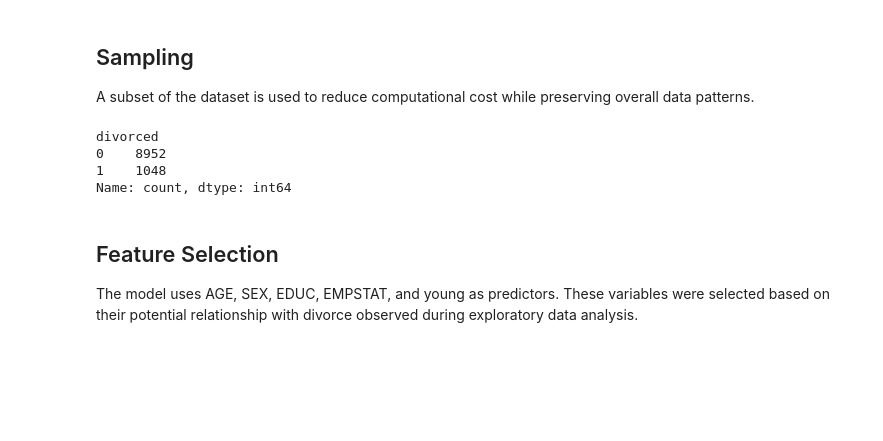
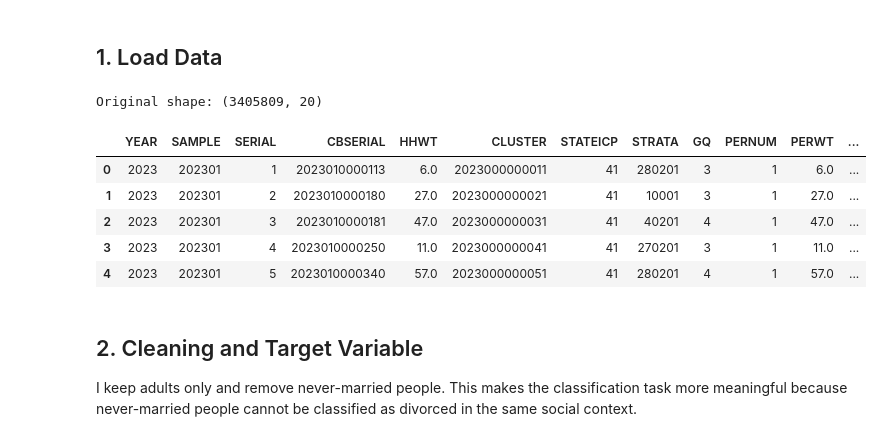
Before and after one commit to melisbozali/dsa210-movie-success-prediction, a Jupyter notebook: ml_analysis.ipynb, the cells around one changed output. Cells and saved outputs as stored; diff of their text form; code cells hidden in the pictures; blank space fills up the shorter version.

```diff
--- a/ml_analysis.ipynb
+++ b/ml_analysis.ipynb
@@ -7,14 +7,28 @@ The objective is to evaluate different models and compare their ability to corre
 # %%
 import pandas as pd
+import numpy as np
+import matplotlib.pyplot as plt
+import seaborn as sns
 
-df = pd.read_csv("data/usa_00001.csv")
+from sklearn.neighbors import KNeighborsClassifier
+from sklearn.model_selection import train_test_split
+from sklearn.preprocessing import StandardScaler, OneHotEncoder
+from sklearn.compose import ColumnTransformer
+from sklearn.pipeline import Pipeline
+from sklearn.linear_model import LogisticRegression
+from sklearn.tree import DecisionTreeClassifier
+from sklearn.ensemble import RandomForestClassifier, GradientBoostingClassifier
+from sklearn.metrics import (
+    accuracy_score,
+    precision_score,
+    recall_score,
+    f1_score,
+    roc_auc_score,
+    classification_report,
+    confusion_matrix,
+    ConfusionMatrixDisplay,
+    RocCurveDisplay
+)
 
-df['divorced'] = df['MARST'].isin([3, 4]).astype(int)
-df['young'] = (df['AGE'] <= 25).astype(int)
-
-df_sample = df.sample(n=10000, random_state=42)
-
-print(df.shape)
-print(df_sample.shape)
-
-df_sample.head()
+sns.set_theme(style="whitegrid")
+pd.set_option("display.max_columns", 80)
@@ -31,16 +35,21 @@ df_sample.head()
 # %% [markdown]
-## Sampling
-
-A subset of the dataset is used to reduce computational cost while preserving overall data patterns.
+## 1. Load Data
 # %%
-df_sample['divorced'].value_counts()
+DATA_PATH = "data/usa_00001.csv"
+
+df = pd.read_csv(DATA_PATH)
+print("Original shape:", df.shape)
+df.head()
 # %% [output]
-divorced
-0    8952
-1    1048
-Name: count, dtype: int64
+Original shape: (3405809, 20)
+|  | YEAR | SAMPLE | SERIAL | CBSERIAL | HHWT | CLUSTER | STATEICP | STRATA | GQ | PERNUM | PERWT | ... |
+| 0 | 2023 | 202301 | 1 | 2023010000113 | 6.0 | 2023000000011 | 41 | 280201 | 3 | 1 | 6.0 | ... |
+| 1 | 2023 | 202301 | 2 | 2023010000180 | 27.0 | 2023000000021 | 41 | 10001 | 3 | 1 | 27.0 | ... |
+| 2 | 2023 | 202301 | 3 | 2023010000181 | 47.0 | 2023000000031 | 41 | 40201 | 4 | 1 | 47.0 | ... |
+| 3 | 2023 | 202301 | 4 | 2023010000250 | 11.0 | 2023000000041 | 41 | 270201 | 3 | 1 | 11.0 | ... |
+| 4 | 2023 | 202301 | 5 | 2023010000340 | 57.0 | 2023000000051 | 41 | 280201 | 4 | 1 | 57.0 | ... |
 # %% [markdown]
-## Feature Selection
+## 2. Cleaning and Target Variable
 
-The model uses AGE, SEX, EDUC, EMPSTAT, and young as predictors. These variables were selected based on their potential relationship with divorce observed during exploratory data analysis.
+I keep adults only and remove never-married people. This makes the classification task more meaningful because never-married people cannot be classified as divorced in the same social context.
 # %%
```
Also changed, not shown: parts of 30 cells of this notebook, 1 other file.
